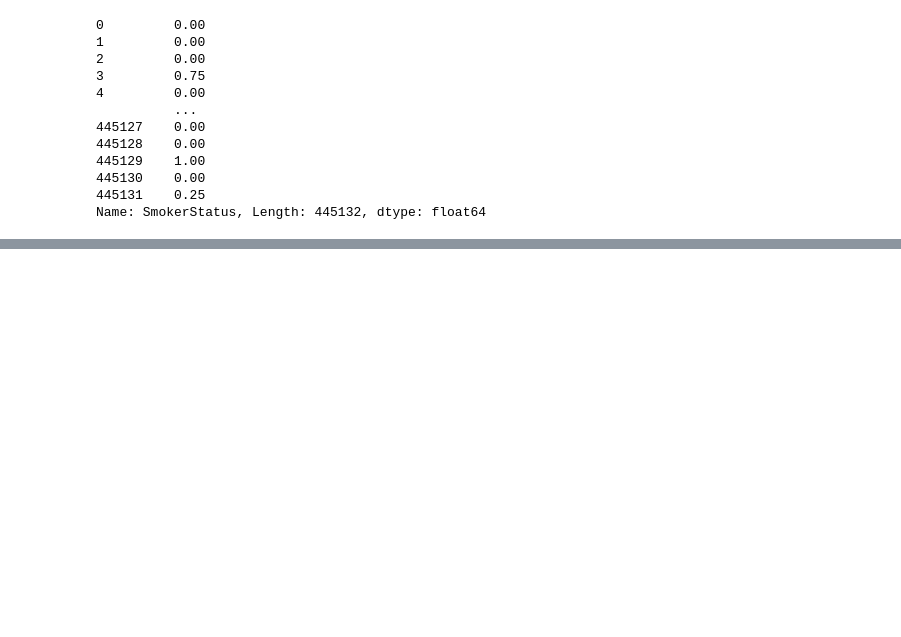
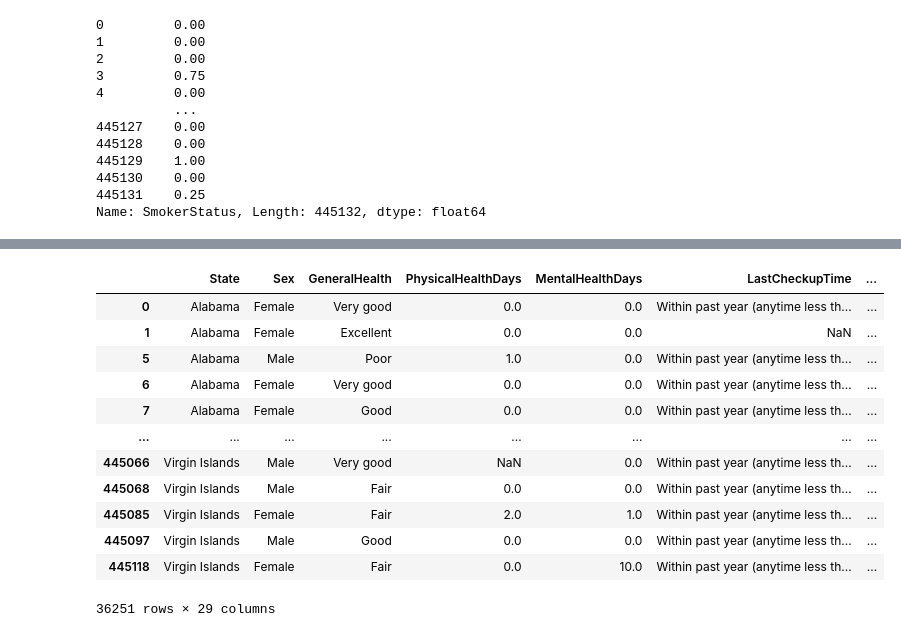
Before and after one commit to am-galal/healthcare-predictive-analytical-application-for-heart-diseases, a Jupyter notebook: Graduation project.ipynb, the cells around one changed output, grey strips where cells are left out. Cells and saved outputs as stored; diff of their text form; code cells hidden in the pictures; blank space fills up the shorter version.

Commit message:
Handling the age category

```diff
--- a/Graduation project.ipynb
+++ b/Graduation project.ipynb
@@ -287,0 +333,48 @@ data.to_csv('exported_heart_data.csv', index=False)
+# %%
+data['AgeCategory'] = data['AgeCategory'].replace({
+'Age 30 to 34': 0,
+'Age 18 to 24': 1.0,
+'Age 25 to 29': 1.5,
+'Age 35 to 39': 2.5,
+'Age 40 to 44': 3.5,
+'Age 45 to 49': 4.5,
+'Age 50 to 54': 5.0,
+'Age 55 to 59': 6.0,
+'Age 60 to 64': 7.0,
+'Age 65 to 69': 7.5,
+'Age 70 to 74': 8.5,
+'Age 75 to 79': 9.0,
+'Age 80 or older': 10
+}).infer_objects(copy=False)
+# %%
+data['AgeCategory'] = data['AgeCategory'].replace({
+'Age 30 to 34': 0,
+'Age 18 to 24': 1.0,
+'Age 25 to 29': 1.5,
+'Age 35 to 39': 2.5,
+'Age 40 to 44': 3.5,
+'Age 45 to 49': 4.5,
+'Age 50 to 54': 5.0,
+'Age 55 to 59': 6.0,
+'Age 60 to 64': 7.0,
+'Age 65 to 69': 7.5,
+'Age 70 to 74': 8.5,
+'Age 75 to 79': 9.0,
+'Age 80 or older': 10
+}).infer_objects(copy=False)
+# %%
+data[data['AgeCategory']=='Age 80 or older']
+# %% [output]
+|  | State | Sex | GeneralHealth | PhysicalHealthDays | MentalHealthDays | LastCheckupTime | ... |
+| 0 | Alabama | Female | Very good | 0.0 | 0.0 | Within past year (anytime less th... | ... |
+| 1 | Alabama | Female | Excellent | 0.0 | 0.0 | NaN | ... |
+| 5 | Alabama | Male | Poor | 1.0 | 0.0 | Within past year (anytime less th... | ... |
+| 6 | Alabama | Female | Very good | 0.0 | 0.0 | Within past year (anytime less th... | ... |
+| 7 | Alabama | Female | Good | 0.0 | 0.0 | Within past year (anytime less th... | ... |
+| ... | ... | ... | ... | ... | ... | ... | ... |
+| 445066 | Virgin Islands | Male | Very good | NaN | 0.0 | Within past year (anytime less th... | ... |
+| 445068 | Virgin Islands | Male | Fair | 0.0 | 0.0 | Within past year (anytime less th... | ... |
+| 445085 | Virgin Islands | Female | Fair | 2.0 | 1.0 | Within past year (anytime less th... | ... |
+| 445097 | Virgin Islands | Male | Good | 0.0 | 0.0 | Within past year (anytime less th... | ... |
+| 445118 | Virgin Islands | Female | Fair | 0.0 | 10.0 | Within past year (anytime less th... | ... |
+36251 rows × 29 columns
```
Also changed, not shown: parts of 45 cells of this notebook, 1 other file.
